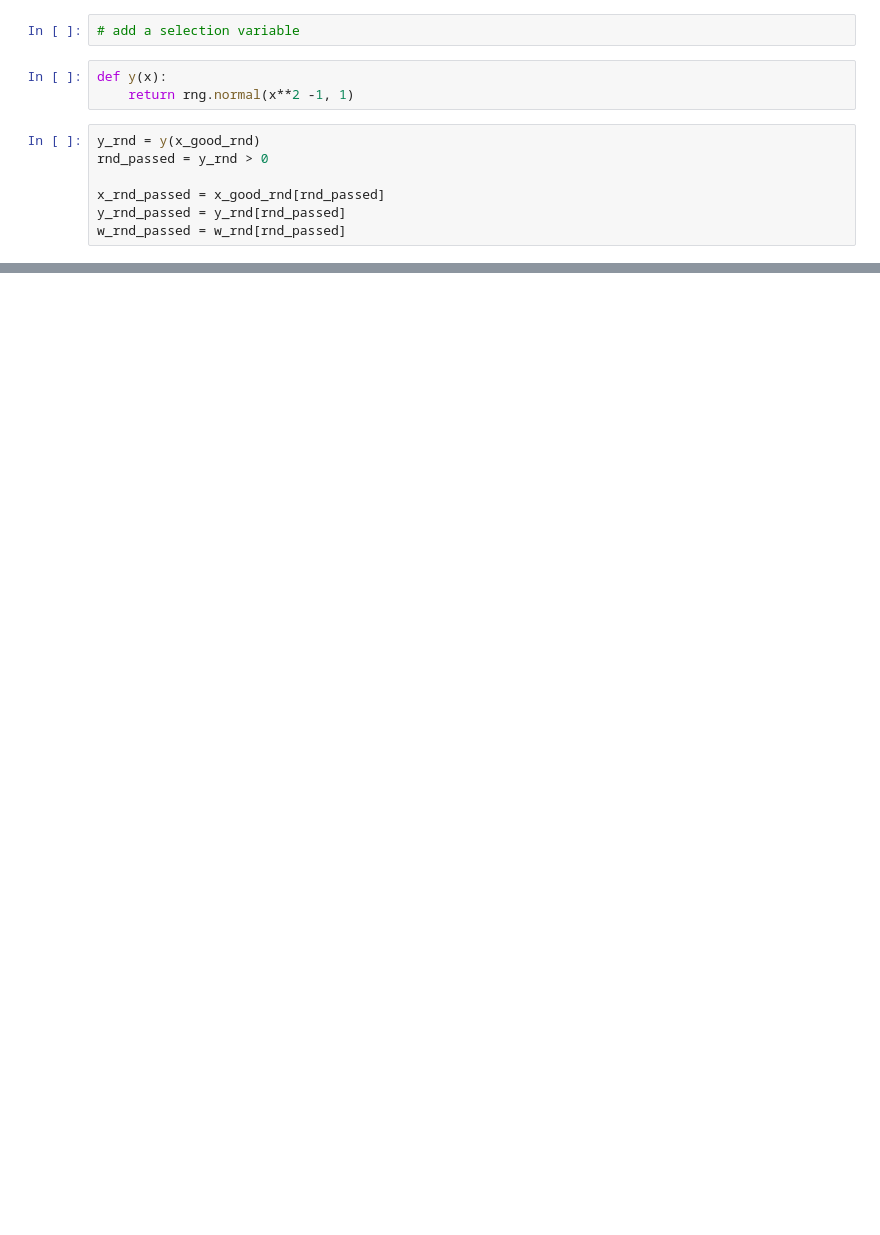
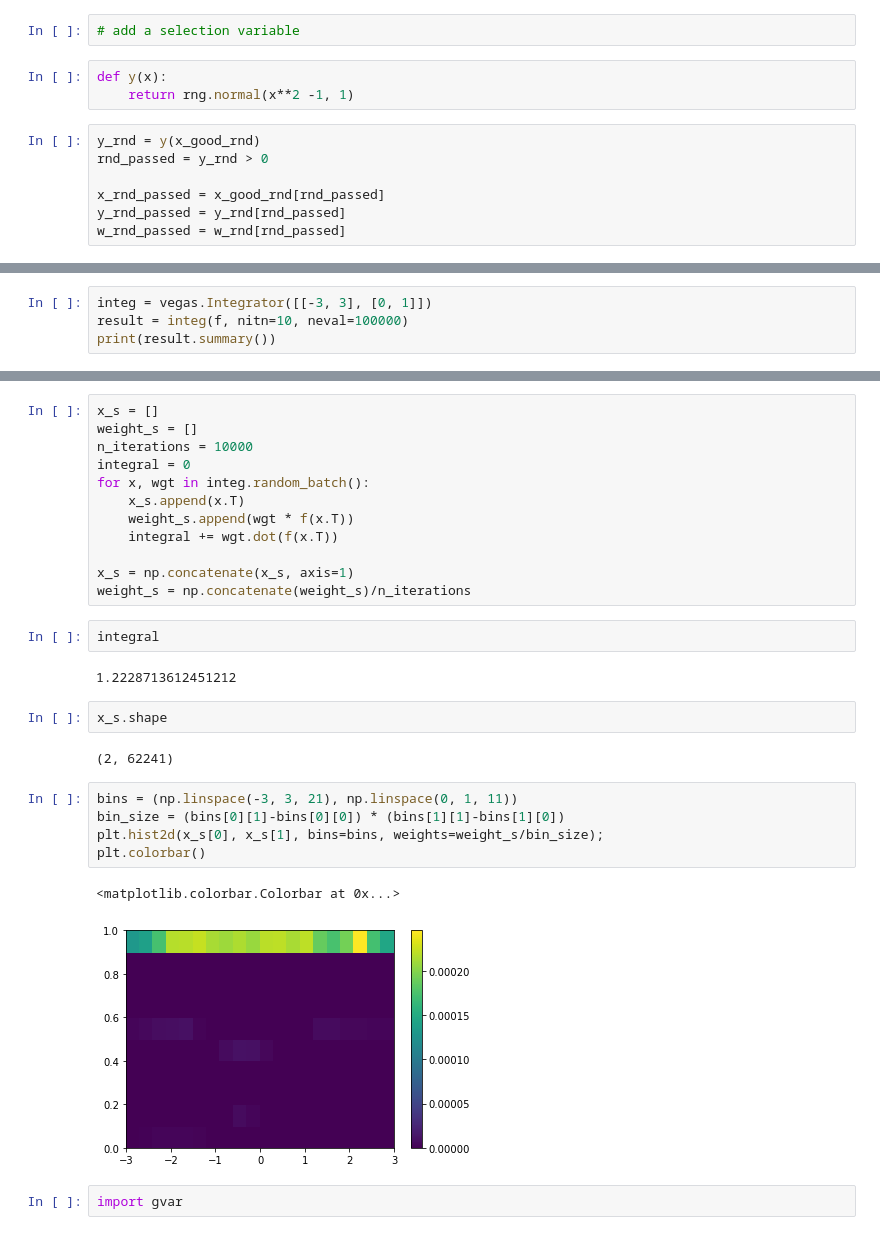
Before and after one commit to mhostert/dark-neutrinos-at-T2K, a Jupyter notebook: exp_analysis/examples_kde.ipynb, the cells around one changed output, grey strips where cells are left out. Cells and saved outputs as stored; diff of their text form; blank space fills up the shorter version.

```diff
--- a/exp_analysis/examples_kde.ipynb
+++ b/exp_analysis/examples_kde.ipynb
@@ -211,0 +128,4 @@ array([[0.11      , 0.01      ],
+# %%
+integ = vegas.Integrator([[-3, 3], [0, 1]])
+result = integ(f, nitn=10, neval=100000)
+print(result.summary())
@@ -211,0 +145,30 @@ array([[0.11      , 0.01      ],
+# %%
+x_s = []
+weight_s = []
+n_iterations = 10000
+integral = 0
+for x, wgt in integ.random_batch():
+    x_s.append(x.T)
+    weight_s.append(wgt * f(x.T))
+    integral += wgt.dot(f(x.T))
+
+x_s = np.concatenate(x_s, axis=1)
+weight_s = np.concatenate(weight_s)/n_iterations
+# %%
+integral
+# %% [output]
+1.2228713612451212
+# %%
+x_s.shape
+# %% [output]
+(2, 62241)
+# %%
+bins = (np.linspace(-3, 3, 21), np.linspace(0, 1, 11))
+bin_size = (bins[0][1]-bins[0][0]) * (bins[1][1]-bins[1][0])
+plt.hist2d(x_s[0], x_s[1], bins=bins, weights=weight_s/bin_size);
+plt.colorbar()
+# %% [output]
+<matplotlib.colorbar.Colorbar at 0x...>
+[figure, added]
+# %%
+import gvar
```
Also changed, not shown: parts of 44 cells of this notebook, 4 other files.
